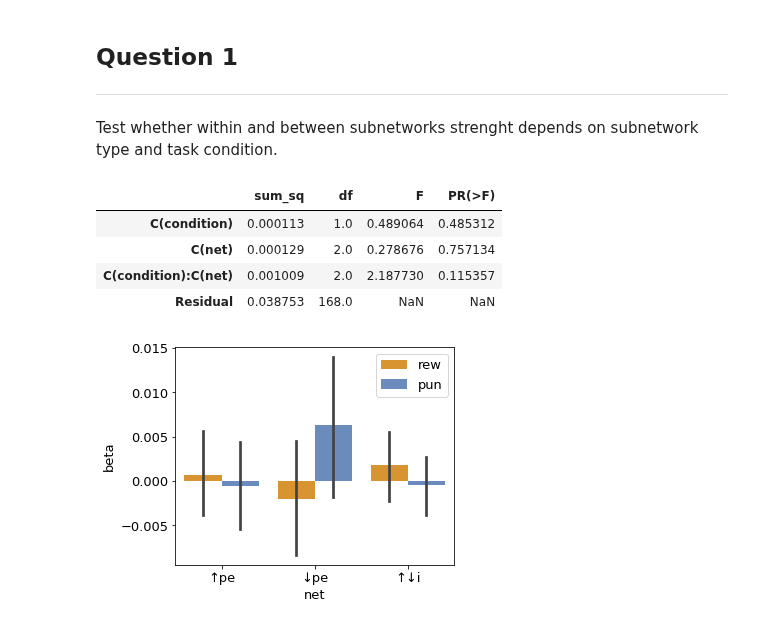
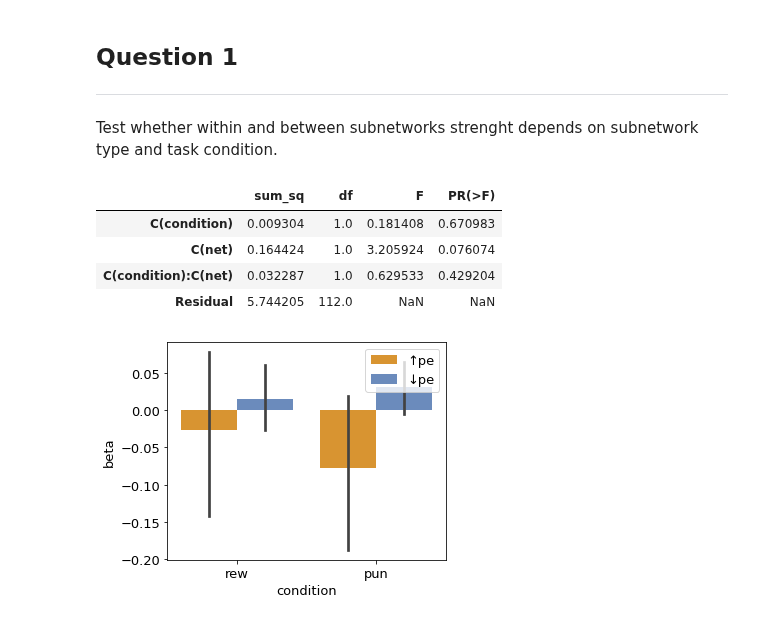
Before and after one commit to kbonna/decidenet, a Jupyter notebook: connectivity_analysis/ppi/dn_pp_02_analysis_customROI.ipynb, the cells around one changed output. Drawn from its saved outputs; the diff is of its cells as text; code cells hidden in the pictures.

```diff
--- a/connectivity_analysis/ppi/dn_pp_02_analysis_customROI.ipynb
+++ b/connectivity_analysis/ppi/dn_pp_02_analysis_customROI.ipynb
@@ -103,10 +146,8 @@ for con, con_name in enumerate(meta['dim2']):
     for sub, sub_name in enumerate(meta['dim1']):
 
         beta_mats_fname = f'sub-{sub_name}_task-{con_name}_betamats.npy'
-        beta_mats = np.load(os.path.join(path_betamats_custom_roi,
-                                         dirname_load,
-                                         beta_mats_fname))
-
+        beta_mats = np.load(join(path_betamats, atlas_name, dirname_load,
+                                 beta_mats_fname))
         beta_mats_agg[sub, con] = beta_mats
 
         # Apply transformations
@@ -128,10 +169,10 @@ for con, con_name in enumerate(meta['dim2']):
         beta_mats_agg_trans[sub, con] = beta_mats_trans
 
 # Calculate network-level mean values (for transformed beta_mats)
-for i, net_i in enumerate(['perr_inc', 'perr_dec']):
-    for j, net_j in enumerate(['perr_inc', 'perr_dec']):
-        net_i_idx = df_custom[df_custom['netName'] == net_i].index
-        net_j_idx = df_custom[df_custom['netName'] == net_j].index
+for i, net_i in enumerate(network_names):
+    for j, net_j in enumerate(network_names):
+        net_i_idx = df_roi[df_roi['netName'] == net_i].index
+        net_j_idx = df_roi[df_roi['netName'] == net_j].index
         nets_mats_agg_trans[:, :, :, i, j] = np.nanmean(
             beta_mats_agg_trans[:, :, :, net_i_idx, :][:, :, :, :, net_j_idx],
             axis=(-1, -2))
@@ -142,13 +183,13 @@ beta_mats_agg_trans = beta_mats_agg_trans[ok_index]
 nets_mats_agg_trans = nets_mats_agg_trans[ok_index]
 
 # Save to MATLAB file for further NBS use
-path_nbs = os.path.join(path_betamats_custom_roi, dirname_load, 'nbs')
+path_nbs = join(path_betamats, atlas_name, dirname_load, 'nbs')
 Path(path_nbs).mkdir(exist_ok=True)
 nbs_beta_mats = np.concatenate((beta_mats_agg_trans[:, 0, beta_idx, :, :],
                                 beta_mats_agg_trans[:, 1, beta_idx, :, :]),
                                axis=0)
 nbs_beta_mats = np.transpose(nbs_beta_mats, axes=[1, 2, 0])
-savemat(os.path.join(path_nbs, 'nbs_betamats.mat'),
+savemat(join(path_nbs, 'nbs_betamats.mat'),
         {'nbs_beta_mats': nbs_beta_mats})
 
 print('beta_mats_agg_trans.shape:', beta_mats_agg_trans.shape)
@@ -164,45 +205,47 @@ nbs_beta_mats.shape: (14, 14, 58)
 Test whether within and between subnetworks strenght depends on subnetwork type and task condition.
 # %%
 data = []
-nets_dict = {'↑pe': (0, 0), '↓pe': (1, 1), '↑↓i': (1, 0)}
-if not options['symmetrize']:
-    nets_dict.update({'↓↑i': (0, 1)})
+nets_dict = {'↑pe': (0, 0), '↓pe': (1, 1)}
+if not options['only_recruitment']:
+    nets_dict.update({'↑↓i': (1, 0)})
+    if not options['symmetrize']:
+        nets_dict.update({'↓↑i': (0, 1)})
 
 for sub, sub_name in enumerate(df_exclusion.loc[ok_index, 'sub']):
     for con, con_name in enumerate(meta['dim2']):
         for net, netidx in nets_dict.items():
             data.append(
                 [
                     nets_mats_agg_trans[sub, con, beta_idx, netidx[0], netidx[1]],
                     sub_name,
                     con_name,
                     net
                 ]
             )
 
 df = pd.DataFrame(data, columns=['beta', 'sub_name', 'condition', 'net'])
 
 # Two-way ANOVA
 model = ols('beta ~ C(condition) + C(net) + C(condition):C(net)', data=df).fit()
 df_anova = sm.stats.anova_lm(model, typ=2)
 
 # Figure
 fig, ax = plt.subplots(figsize=(5, 4))
 bp = sns.barplot(
-    x='net',
+    x='condition',
     y='beta',
-    hue='condition',
+    hue='net',
     data=df,
     ax=ax,
-    palette={'rew': '#f49915', 'pun': '#5E88CA'}
+    palette={'↑pe': '#f49915', '↓pe': '#5E88CA', '↑↓i': 'gray', '↓↑i': 'gray'}
 )
 plt.legend(loc='upper right')
 
 df_anova
 # %% [output]
 |  | sum_sq | df | F | PR(>F) |
-| C(condition) | 0.000113 | 1.0 | 0.489064 | 0.485312 |
-| C(net) | 0.000129 | 2.0 | 0.278676 | 0.757134 |
-| C(condition):C(net) | 0.001009 | 2.0 | 2.187730 | 0.115357 |
-| Residual | 0.038753 | 168.0 | NaN | NaN |
+| C(condition) | 0.009304 | 1.0 | 0.181408 | 0.670983 |
+| C(net) | 0.164424 | 1.0 | 3.205924 | 0.076074 |
+| C(condition):C(net) | 0.032287 | 1.0 | 0.629533 | 0.429204 |
+| Residual | 5.744205 | 112.0 | NaN | NaN |
-[figure, old version]
+[figure, new version]
```
Also changed, not shown: parts of 12 cells of this notebook, 10 other files.
